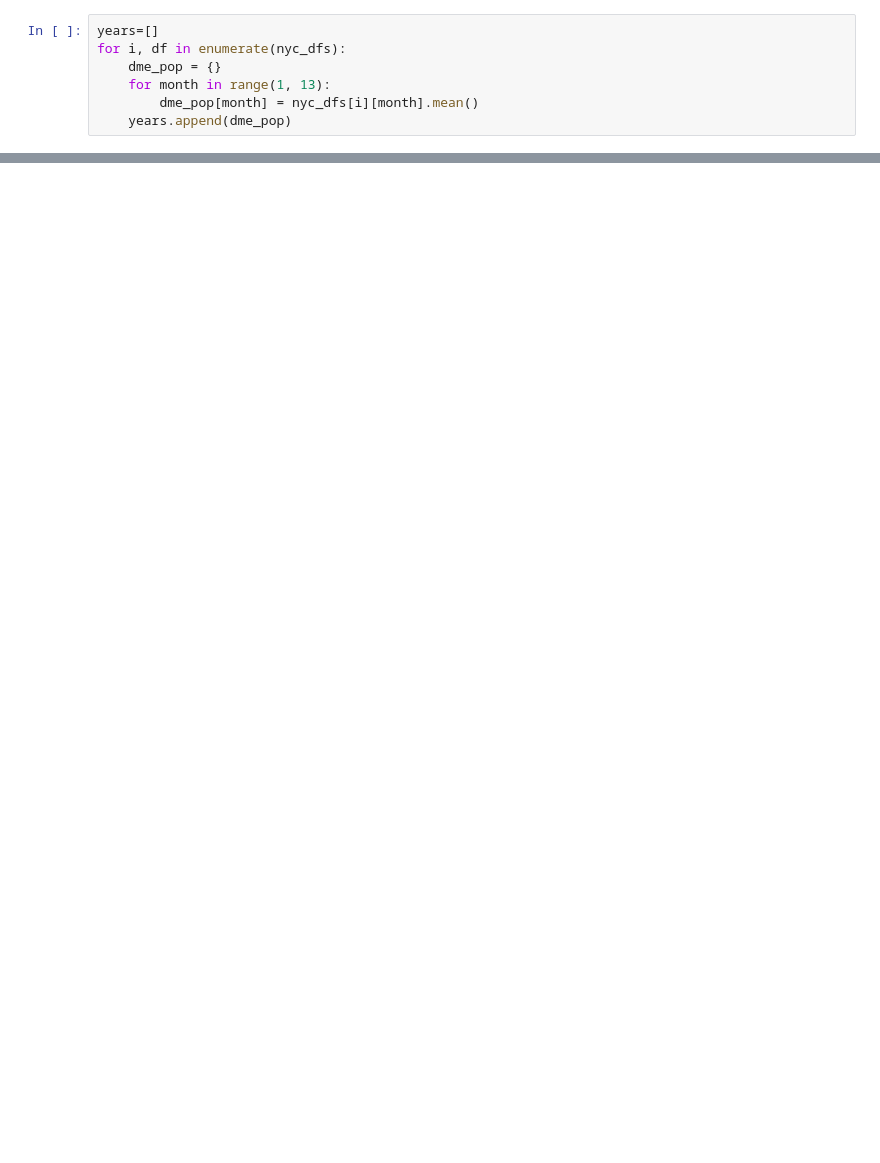
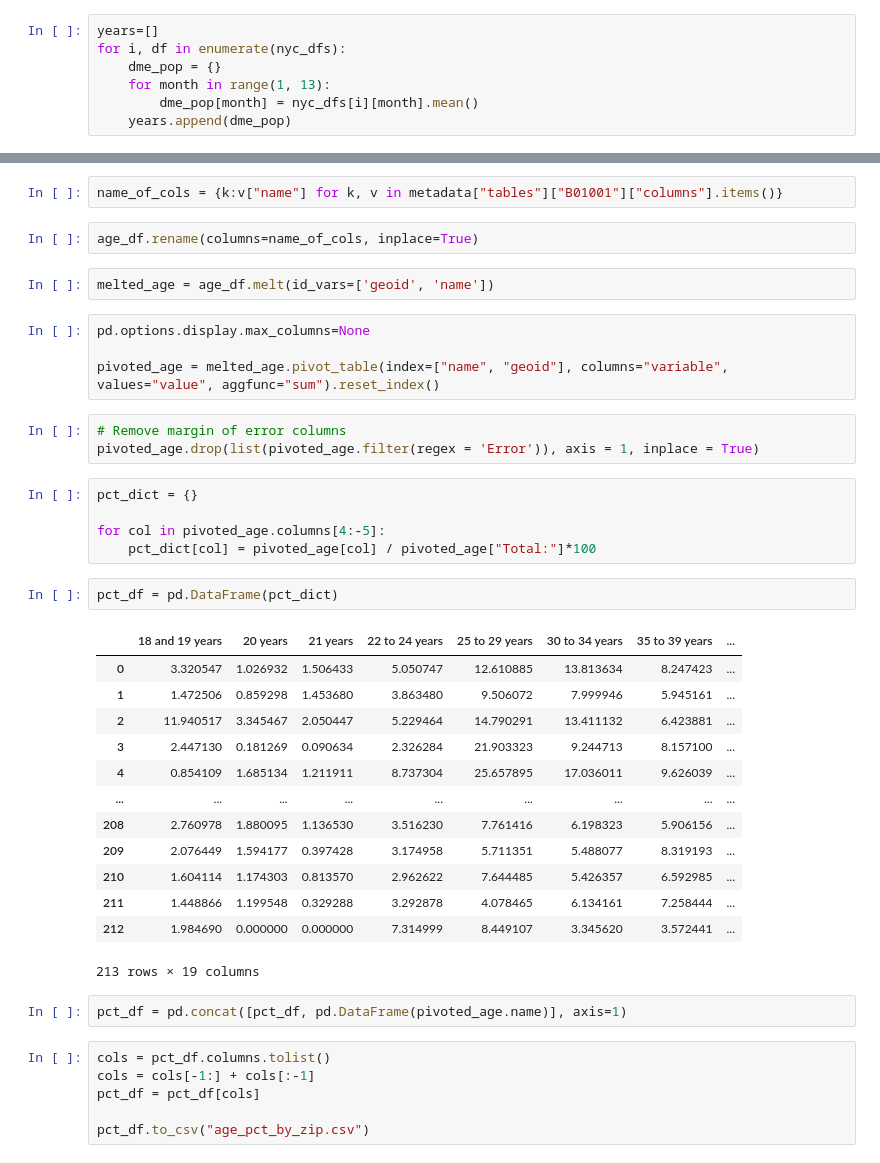
Before and after one commit to junekim6/nyc_power_outage, a Jupyter notebook: empower/empower_nyc.ipynb, the cells around one changed output, grey strips where cells are left out. Saved outputs shown, nothing was run; the diff lists cells and outputs as text; blank space fills up the shorter version.

Commit message:
update empower data

```diff
--- a/empower/empower_nyc.ipynb
+++ b/empower/empower_nyc.ipynb
@@ -84,0 +109,42 @@ monthly_df.columns = monthly_df.columns+2016
+# %%
+name_of_cols = {k:v["name"] for k, v in metadata["tables"]["B01001"]["columns"].items()}
+# %%
+age_df.rename(columns=name_of_cols, inplace=True)
+# %%
+melted_age = age_df.melt(id_vars=['geoid', 'name'])
+# %%
+pd.options.display.max_columns=None
+
+pivoted_age = melted_age.pivot_table(index=["name", "geoid"], columns="variable", values="value", aggfunc="sum").reset_index()
+# %%
+# Remove margin of error columns
+pivoted_age.drop(list(pivoted_age.filter(regex = 'Error')), axis = 1, inplace = True)
+# %%
+pct_dict = {}
+
+for col in pivoted_age.columns[4:-5]:
+    pct_dict[col] = pivoted_age[col] / pivoted_age["Total:"]*100
+# %%
+pct_df = pd.DataFrame(pct_dict)
+# %% [output]
+|  | 18 and 19 years | 20 years | 21 years | 22 to 24 years | 25 to 29 years | 30 to 34 years | 35 to 39 years | ... |
+| 0 | 3.320547 | 1.026932 | 1.506433 | 5.050747 | 12.610885 | 13.813634 | 8.247423 | ... |
+| 1 | 1.472506 | 0.859298 | 1.453680 | 3.863480 | 9.506072 | 7.999946 | 5.945161 | ... |
+| 2 | 11.940517 | 3.345467 | 2.050447 | 5.229464 | 14.790291 | 13.411132 | 6.423881 | ... |
+| 3 | 2.447130 | 0.181269 | 0.090634 | 2.326284 | 21.903323 | 9.244713 | 8.157100 | ... |
+| 4 | 0.854109 | 1.685134 | 1.211911 | 8.737304 | 25.657895 | 17.036011 | 9.626039 | ... |
+| ... | ... | ... | ... | ... | ... | ... | ... | ... |
+| 208 | 2.760978 | 1.880095 | 1.136530 | 3.516230 | 7.761416 | 6.198323 | 5.906156 | ... |
+| 209 | 2.076449 | 1.594177 | 0.397428 | 3.174958 | 5.711351 | 5.488077 | 8.319193 | ... |
+| 210 | 1.604114 | 1.174303 | 0.813570 | 2.962622 | 7.644485 | 5.426357 | 6.592985 | ... |
+| 211 | 1.448866 | 1.199548 | 0.329288 | 3.292878 | 4.078465 | 6.134161 | 7.258444 | ... |
+| 212 | 1.984690 | 0.000000 | 0.000000 | 7.314999 | 8.449107 | 3.345620 | 3.572441 | ... |
+213 rows × 19 columns
+# %%
+pct_df = pd.concat([pct_df, pd.DataFrame(pivoted_age.name)], axis=1)
+# %%
+cols = pct_df.columns.tolist()
+cols = cols[-1:] + cols[:-1]
+pct_df = pct_df[cols]
+
+pct_df.to_csv("age_pct_by_zip.csv")
```
Also changed, not shown: parts of 30 cells of this notebook, 14 other files.
